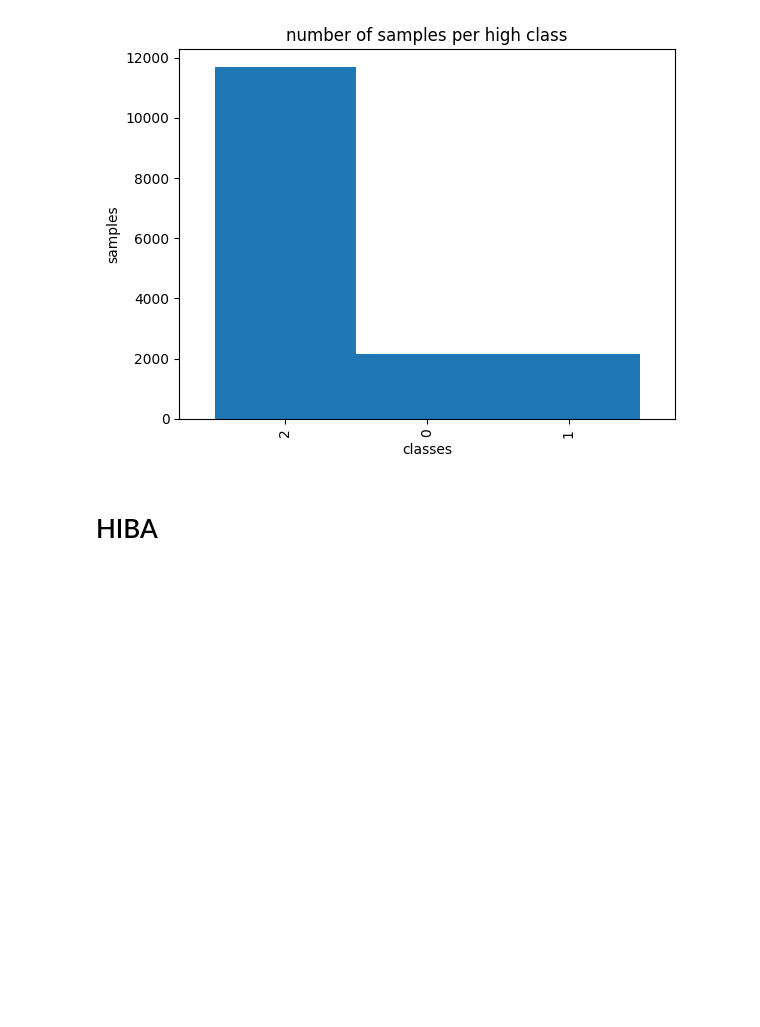
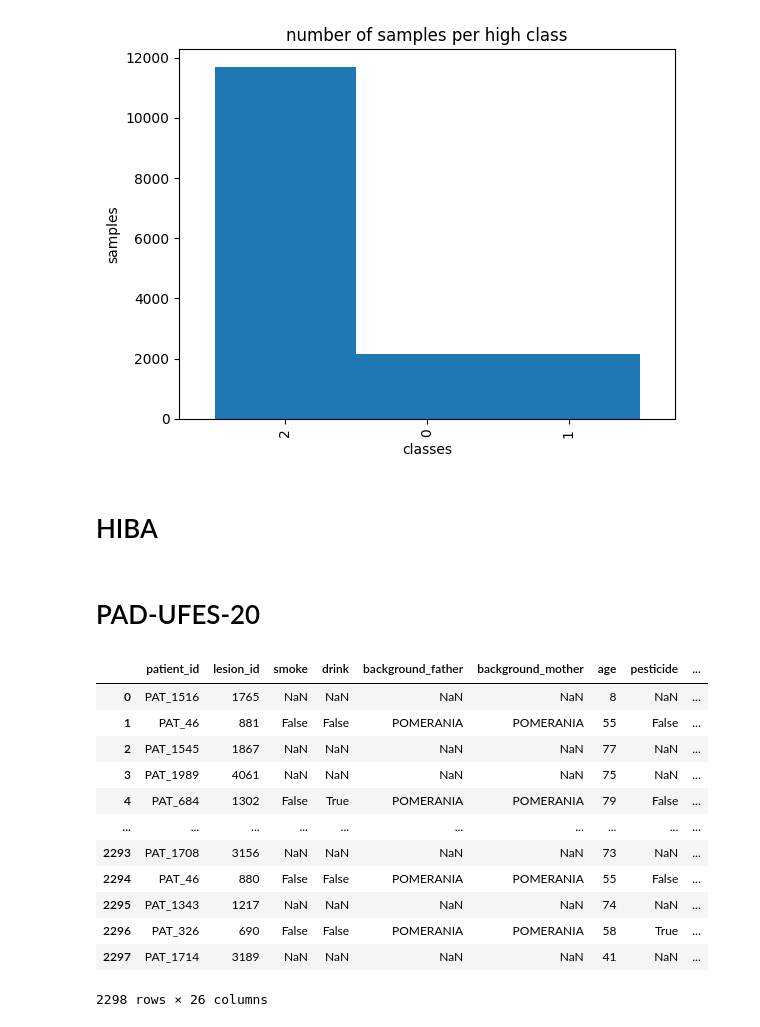
Before and after one commit to AliGhadirii/XTranPrune, a Jupyter notebook: Notebooks/Process_metadata.ipynb, the cells around one changed output. Saved outputs shown, nothing was run; the diff lists cells and outputs as text; code cells hidden in the pictures; blank space fills up the shorter version.

Commit message:
working on metadata processin

```diff
--- a/Notebooks/Process_metadata.ipynb
+++ b/Notebooks/Process_metadata.ipynb
@@ -257,3 +252,22 @@ df['fitzpatrick_binary'] = df['fitzpatrick_scale'].apply(map_fitzpatrick)
 df['fitzpatrick'] = df['fitzpatrick_scale'] - 1
 # %%
 df.to_csv('/home/ali/Datasets/HIBA/HIBA.csv', index=False)
+# %% [markdown]
+# PAD-UFES-20
+# %%
+df = pd.read_csv('/home/ali/Datasets/PAD-UFES-20/metadata.csv')
+df
+# %% [output]
+|  | patient_id | lesion_id | smoke | drink | background_father | background_mother | age | pesticide | ... |
+| 0 | PAT_1516 | 1765 | NaN | NaN | NaN | NaN | 8 | NaN | ... |
+| 1 | PAT_46 | 881 | False | False | POMERANIA | POMERANIA | 55 | False | ... |
+| 2 | PAT_1545 | 1867 | NaN | NaN | NaN | NaN | 77 | NaN | ... |
+| 3 | PAT_1989 | 4061 | NaN | NaN | NaN | NaN | 75 | NaN | ... |
+| 4 | PAT_684 | 1302 | False | True | POMERANIA | POMERANIA | 79 | False | ... |
+| ... | ... | ... | ... | ... | ... | ... | ... | ... | ... |
+| 2293 | PAT_1708 | 3156 | NaN | NaN | NaN | NaN | 73 | NaN | ... |
+| 2294 | PAT_46 | 880 | False | False | POMERANIA | POMERANIA | 55 | False | ... |
+| 2295 | PAT_1343 | 1217 | NaN | NaN | NaN | NaN | 74 | NaN | ... |
+| 2296 | PAT_326 | 690 | False | False | POMERANIA | POMERANIA | 58 | True | ... |
+| 2297 | PAT_1714 | 3189 | NaN | NaN | NaN | NaN | 41 | NaN | ... |
+2298 rows × 26 columns
```
Also changed, not shown: parts of 3 cells of this notebook.
